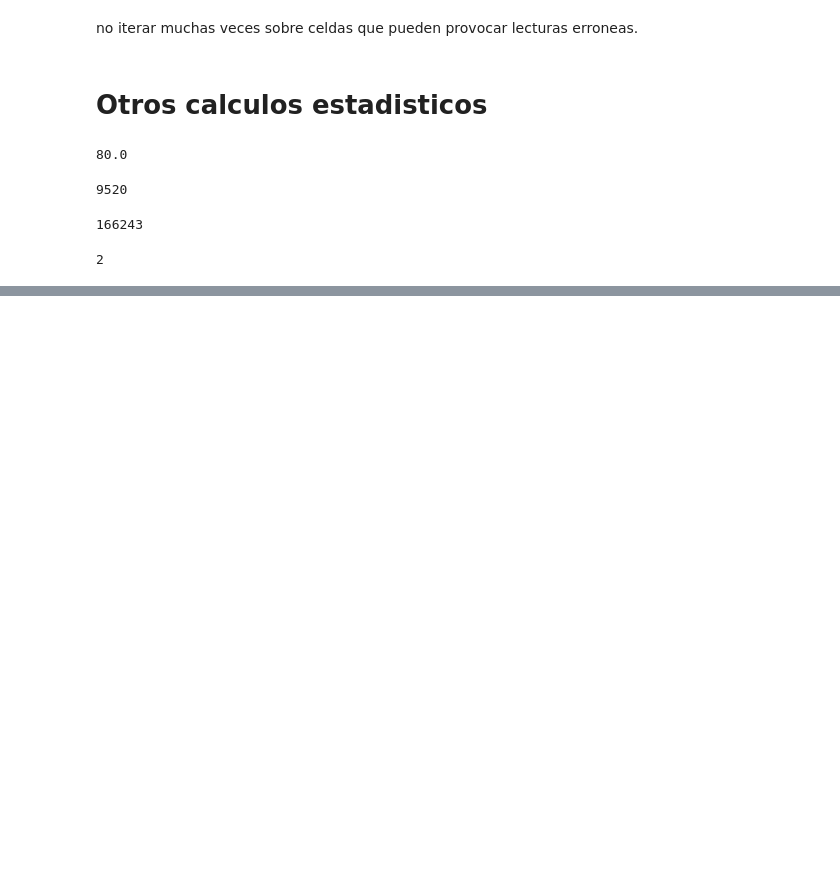
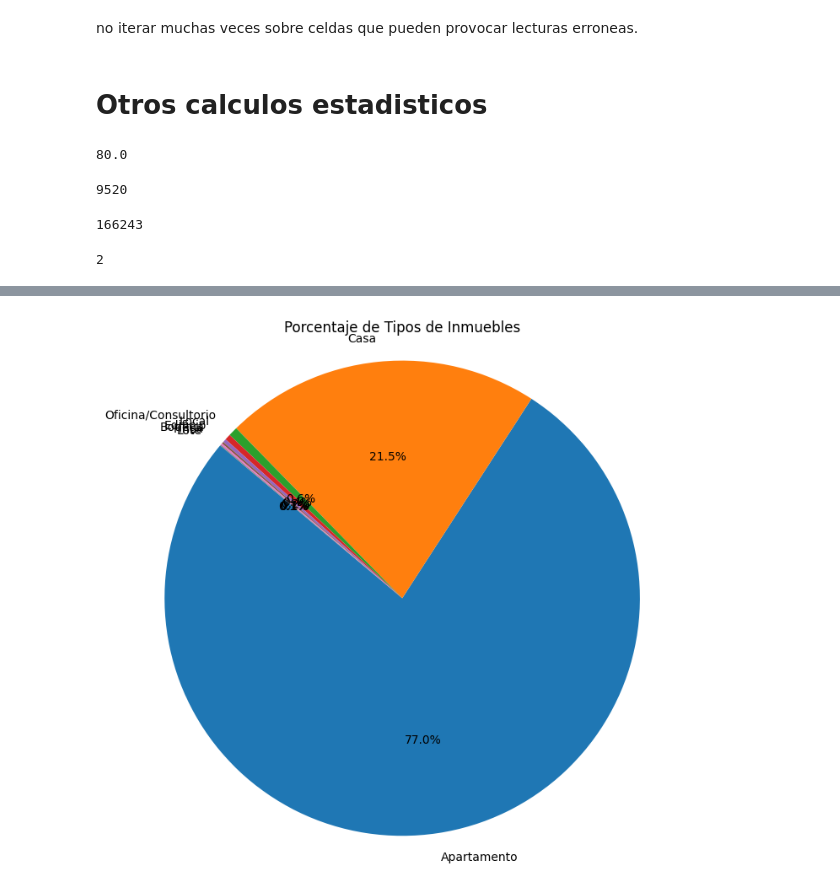
Before and after one commit to GalaticPizza/Primer-Proyecto-de-An-lisis-de-Datos-en-Python, a Jupyter notebook: Proyecto_Inmobiliaria_Alura.ipynb, the cells around one changed output, grey strips where cells are left out. Drawn from its saved outputs; the diff is of its cells as text; code cells hidden in the pictures; blank space fills up the shorter version.

```diff
--- a/Proyecto_Inmobiliaria_Alura.ipynb
+++ b/Proyecto_Inmobiliaria_Alura.ipynb
@@ -433,0 +626,9 @@ inm.Area.min()
+# %%
+conteo_tipos = inm['Tipo'].value_counts()
+plt.figure(figsize=(8, 8))
+plt.pie(conteo_tipos, labels=conteo_tipos.index, autopct='%1.1f%%', startangle=140)
+plt.title('Porcentaje de Tipos de Inmuebles')
+plt.axis('equal') # Para asegurarse de que el gráfico sea un círculo
+plt.show()
+# %% [output]
+[figure, added]
```
Also changed, not shown: parts of 20 cells of this notebook.
